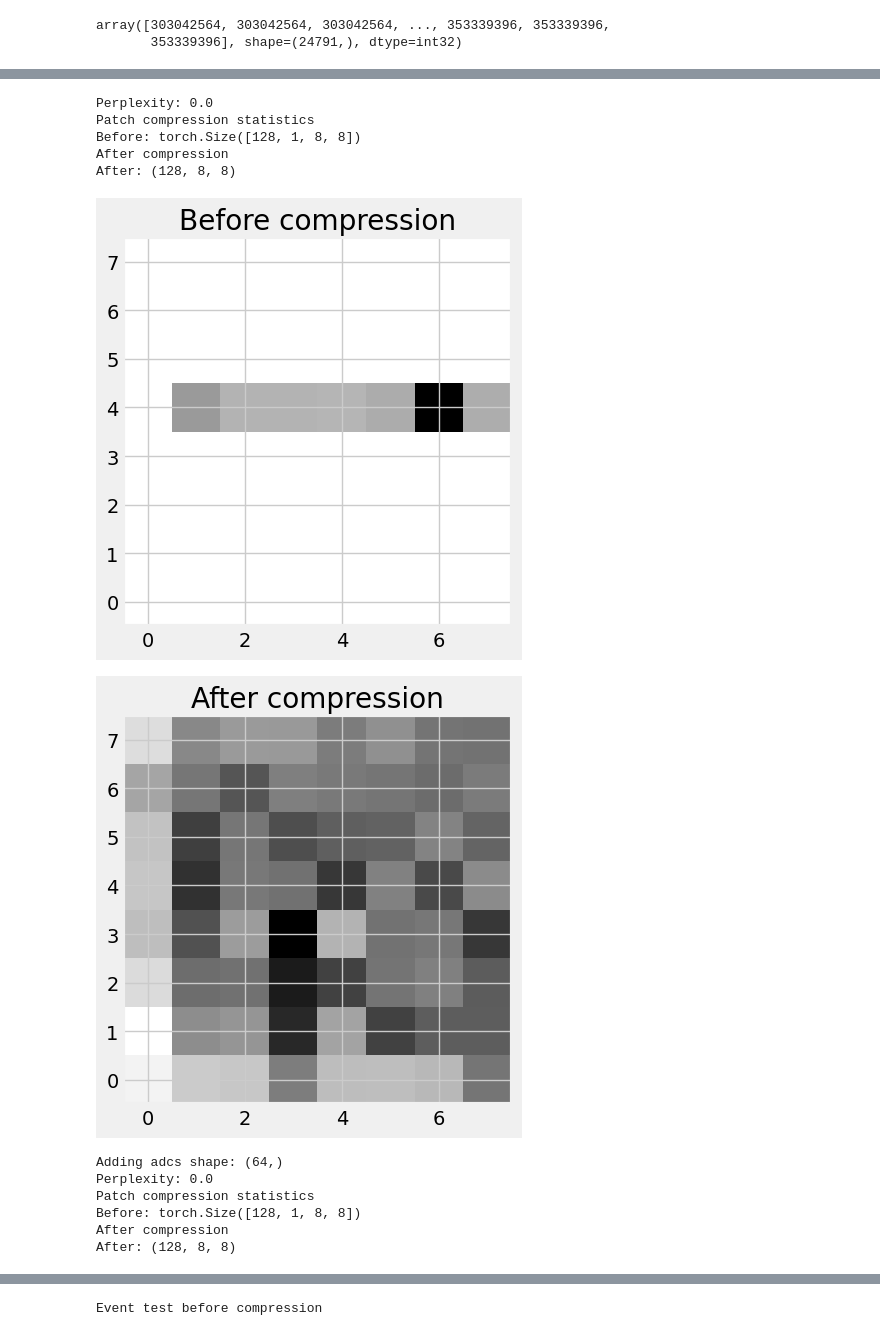
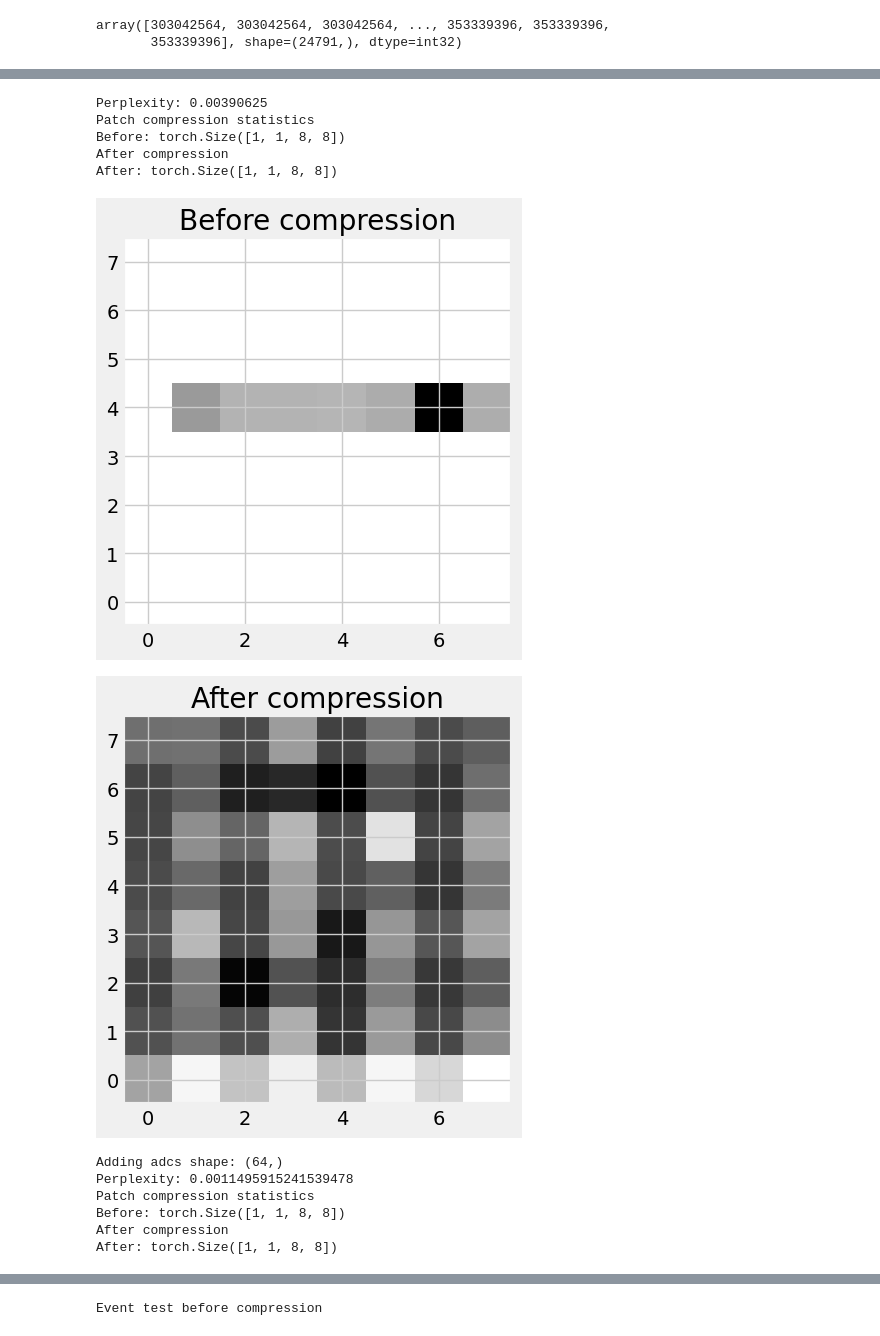
Before and after one commit to pauliusB20/vq-vae-experiments, a Jupyter notebook: cms_particle_hits/main.ipynb, the cells around one changed output, grey strips where cells are left out. Saved outputs shown, nothing was run; the diff lists cells and outputs as text; code cells hidden in the pictures.

```diff
--- a/cms_particle_hits/main.ipynb
+++ b/cms_particle_hits/main.ipynb
@@ -181,13 +181,13 @@ beta = 0.1 # commitment cost. Makes values more similar to the codebook
 
 # TODO: keep this fixed
 # learning_rate = 1e-5
-learning_rate = 1e-5
+learning_rate = 1e-8
 
 # num_epochs = 80
 num_epochs = 80
 channels = 1
 latent_dim = 16
-num_embeddings = 128  # Number of vectors in the codebook
+num_embeddings = 16  # Number of vectors in the codebook
 # num_residual_hiddens = 3
 # num_residual_layers = 2
 
@@ -716,7 +719,7 @@ class VQVAE(nn.Module):
 # Transpose Convolution Output Size = (Input Size - 1) * Strides + Filter Size - 2 * Padding + Ouput Padding
 # %%
 model = VQVAE2x2(
-    hidden_channels = 4,
+    hidden_channels = 8,
     kernel_size = 4,
     slope = 0.05
 ).to(device)
@@ -934,6 +937,8 @@ with torch.no_grad():
 
     print(f"Codebook unique encodings:{len(used_codes)}")
     print(encodings.shape)
+    encoded_width, encoded_height = codebooks.shape
+
     print(encodings.unique())
 
     codebook = model.vq_layer.embedding.weight
@@ -968,7 +973,7 @@ with torch.no_grad():
 
     total_patch_bits = _get_total_patch_bits(
         patch_amount=patch_amount,
-        encoded_patch_size=(encodings.numel(), 1, num_embeddings),
+        encoded_patch_size=(encoded_width, encoded_height, num_embeddings),
         patch_size=PATCH_SIZE
     )
     print(f"Total patch bits: {total_patch_bits}")
@@ -976,13 +981,14 @@ with torch.no_grad():
     compression_ratio = _get_compression_ratio(
         n_hits_total,
         patch_amount,
-        (encodings.numel(), 1, num_embeddings),
+        (encoded_width, encoded_height, num_embeddings),
         PATCH_SIZE
     )
     print(f"Compression ratio: {compression_ratio}")
 
-    encoded_patch_bits = _get_encoded_patch_bits((encodings.numel(), 1, num_embeddings), PATCH_SIZE)
+    encoded_patch_bits = _get_encoded_patch_bits((encoded_width, encoded_height, num_embeddings), PATCH_SIZE)
     print(f"Encoded patch: {encoded_patch_bits} bits")
+    print(f"Encodings size: {encodings.numel()}")
 
     # print(len(train_loader) + len(events_test_loaders[0]))
     # print(_get_encoded_patch_bits((encodings.numel(), 1, num_embeddings), PATCH_SIZE))
@@ -1070,7 +1085,7 @@ for (i, event_test_loader) in enumerate(events_test_loaders):
 
     for (j, event_patch) in enumerate(event_test_loader):
         with torch.no_grad():
-            event_patch = event_patch.to(device)
+            event_patch = event_patch.to(device)[0].unsqueeze(0)
 
             # (
             #     recon_patch,
@@ -1113,7 +1128,7 @@ for (i, event_test_loader) in enumerate(events_test_loaders):
             print("Patch compression statistics")
             print(f"Before: {event_patch.shape}")
             print("After compression")
-            print(f"After: {recon_patch_np.shape}")
+            print(f"After: {recon_patch.shape}")
             # print(f"Event Patch {j + 1} compression ratio (original/q_latent): {compression_ratio}")
 
             if plotted_patches < plot_patches_debug:
@@ -1138,50 +1153,50 @@ for (i, event_test_loader) in enumerate(events_test_loaders):
     event_patches_decompressed = PixelEventPatches(
         detector=pix_det,
         patch_size=PATCH_SIZE,
         event_id=event_test_patches.event_id,
         det_ids=event_test_patches.det_ids,
         rows=event_test_patches.rows,
         cols=event_test_patches.cols,
         adcs=np.round(X_patches * 255),
         occupancy=X_occupancy
     )
     event_hits = event_patches_to_hits(
         event_patches_decompressed
     )
     decompressed_events.append(event_hits)
 
     print(f"Showing event_id = {event_hits.id_} statistics")
 
     event_codebooks_high = sum([perplexity > T_CODEBOOK for perplexity in perplexity_values])
     event_codebooks_low = sum([perplexity < T_CODEBOOK for perplexity in perplexity_values])
 
     print("-----------")
     print(f"Above limit: {T_CODEBOOK}, codebook count: {event_codebooks_high}")
     print(f"Lower limit: {T_CODEBOOK}, codebook count: {event_codebooks_low}")
 
-    print(f"Showing decompressed vs original patches ssim:")
+    # print(f"Showing decompressed vs original patches ssim:")
 
-    identical_count = sum(list(map(lambda x: x > T_IDENTICAL, ssim_values)))
-    similar_count = sum(list(map(lambda x: x > T_SIMILAR and x < T_IDENTICAL, ssim_values)))
-    dissimilar_count = sum(list(map(lambda x: x < T_DISSIMILAR, ssim_values)))
+    # identical_count = sum(list(map(lambda x: x > T_IDENTICAL, ssim_values)))
+    # similar_count = sum(list(map(lambda x: x > T_SIMILAR and x < T_IDENTICAL, ssim_values)))
+    # dissimilar_count = sum(list(map(lambda x: x < T_DISSIMILAR, ssim_values)))
 
-    print("-----------")
-    print(f"Identical patches: {identical_count}")
-    print(f"Similar patches: {similar_count}")
-    print(f"Dissimilar patches: {dissimilar_count}")
-    print("-----------")
+    # print("-----------")
+    # print(f"Identical patches: {identical_count}")
+    # print(f"Similar patches: {similar_count}")
+    # print(f"Dissimilar patches: {dissimilar_count}")
+    # print("-----------")
 # %% [output]
-Perplexity: 0.0
+Perplexity: 0.00390625
 Patch compression statistics
-Before: torch.Size([128, 1, 8, 8])
+Before: torch.Size([1, 1, 8, 8])
 After compression
-After: (128, 8, 8)
+After: torch.Size([1, 1, 8, 8])
 [figure]
-[figure, old version]
+[figure, new version]
 Adding adcs shape: (64,)
-Perplexity: 0.0
+Perplexity: 0.0011495915241539478
 Patch compression statistics
-Before: torch.Size([128, 1, 8, 8])
+Before: torch.Size([1, 1, 8, 8])
 After compression
-After: (128, 8, 8)
+After: torch.Size([1, 1, 8, 8])
 [figure]
```
Also changed, not shown: parts of 13 cells of this notebook.
